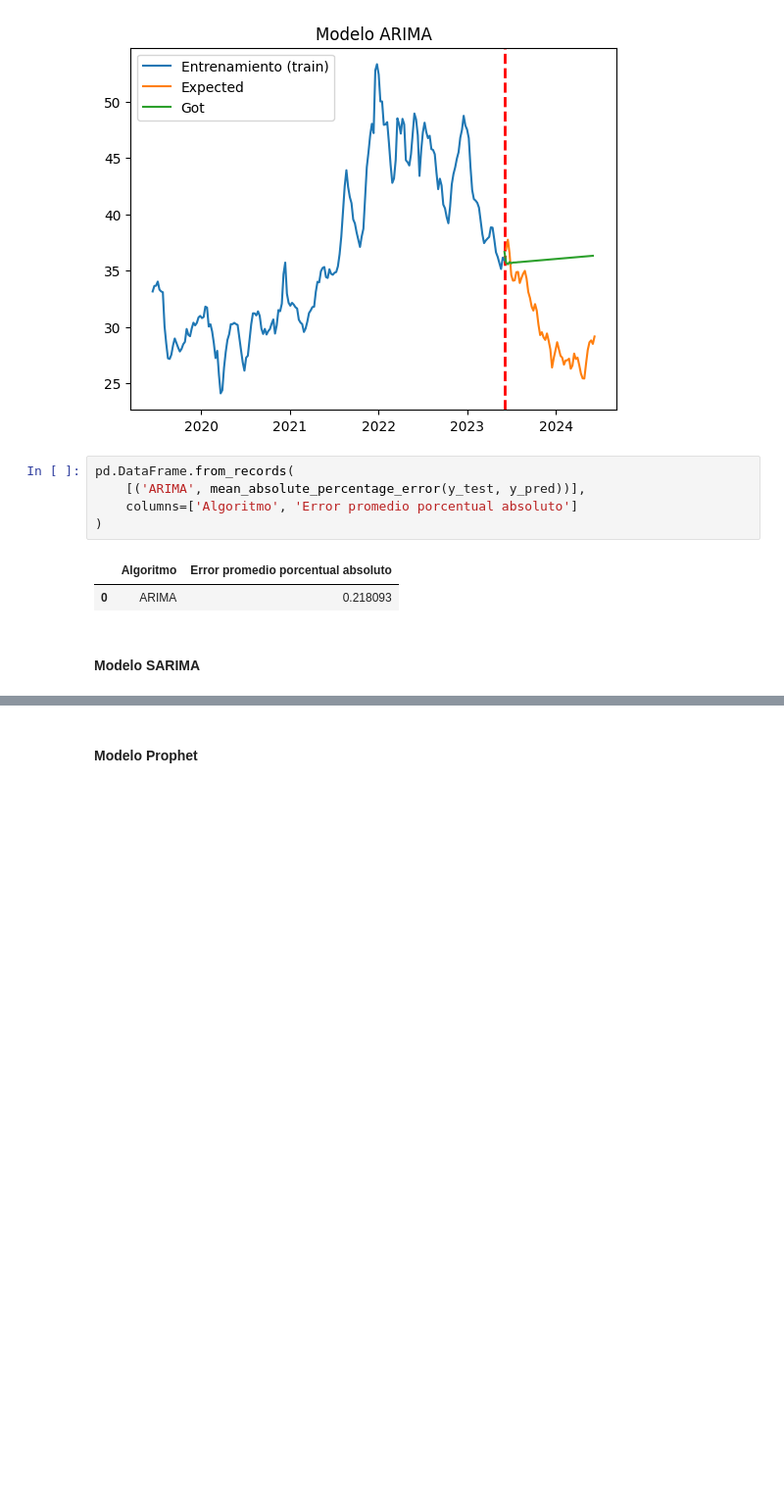
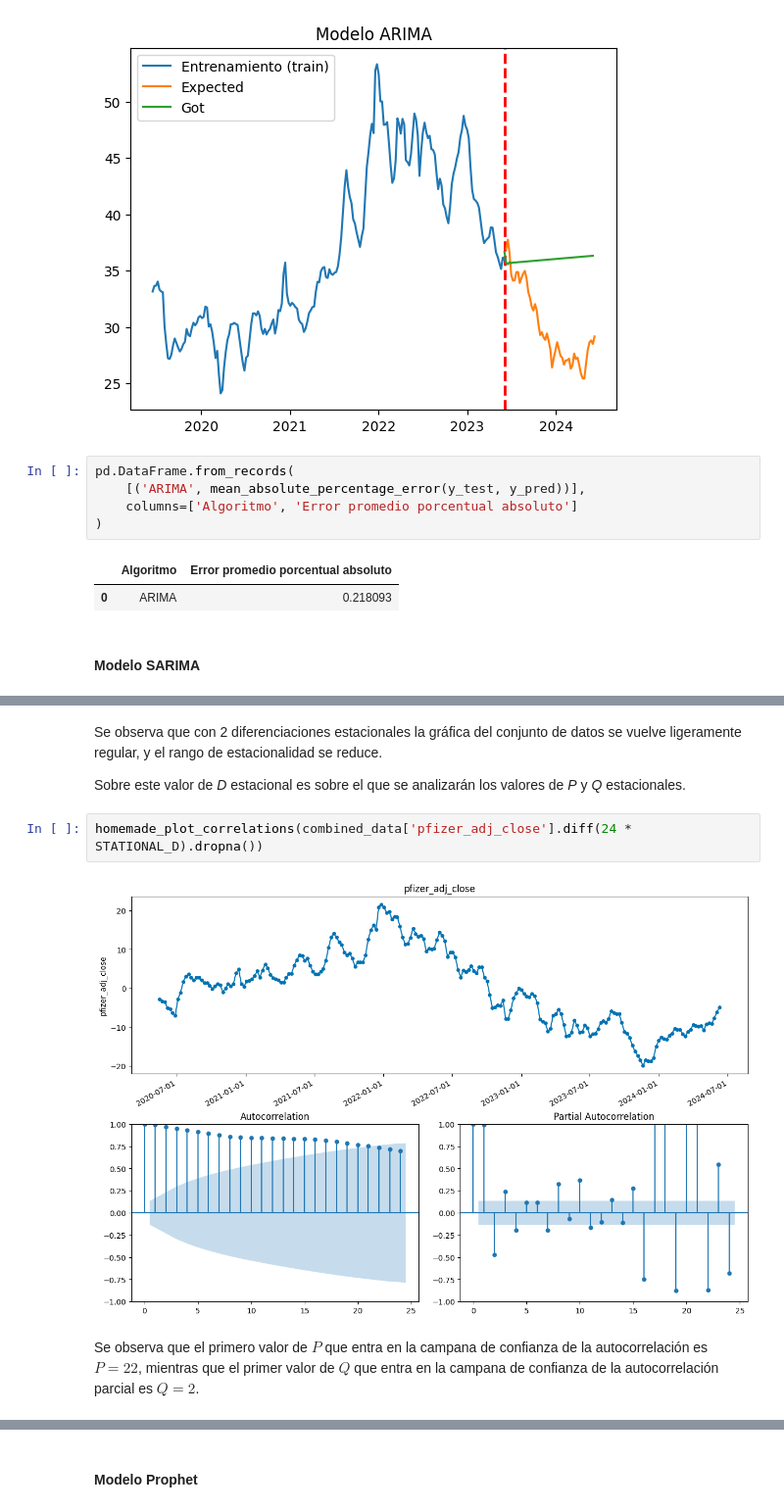
Before and after one commit to alu0101351773/TAAD_practicas, a Jupyter notebook: src/time_series.ipynb, the cells around one changed output, grey strips where cells are left out. Shown at 98% size. Drawn from its saved outputs; the diff is of its cells as text; blank space fills up the shorter version.

```diff
--- a/src/time_series.ipynb
+++ b/src/time_series.ipynb
@@ -661 +676,11 @@ TODO
+# %% [markdown]
+Se observa que con 2 diferenciaciones estacionales la gráfica del conjunto de datos se vuelve ligeramente regular, y el rango de estacionalidad se reduce.
+
+Sobre este valor de _D_ estacional es sobre el que se analizarán los valores de _P_ y _Q_ estacionales.
+# %%
+homemade_plot_correlations(combined_data['pfizer_adj_close'].diff(24 * STATIONAL_D).dropna())
+# %% [output]
+[figure, added]
+# %% [markdown]
+Se observa que el primero valor de $P$ que entra en la campana de confianza de la autocorrelación es $P=22$, mientras que el primer valor de $Q$ que entra en la campana de confianza de la autocorrelación parcial es $Q=2$.
 # %%
```
Also changed, not shown: parts of 36 cells of this notebook.
